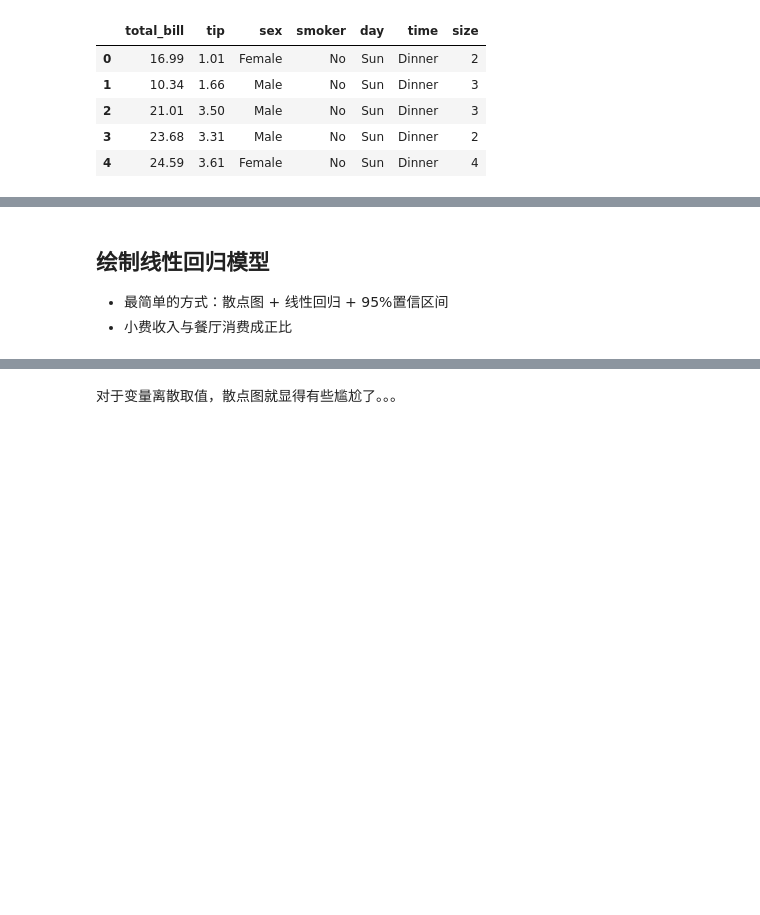
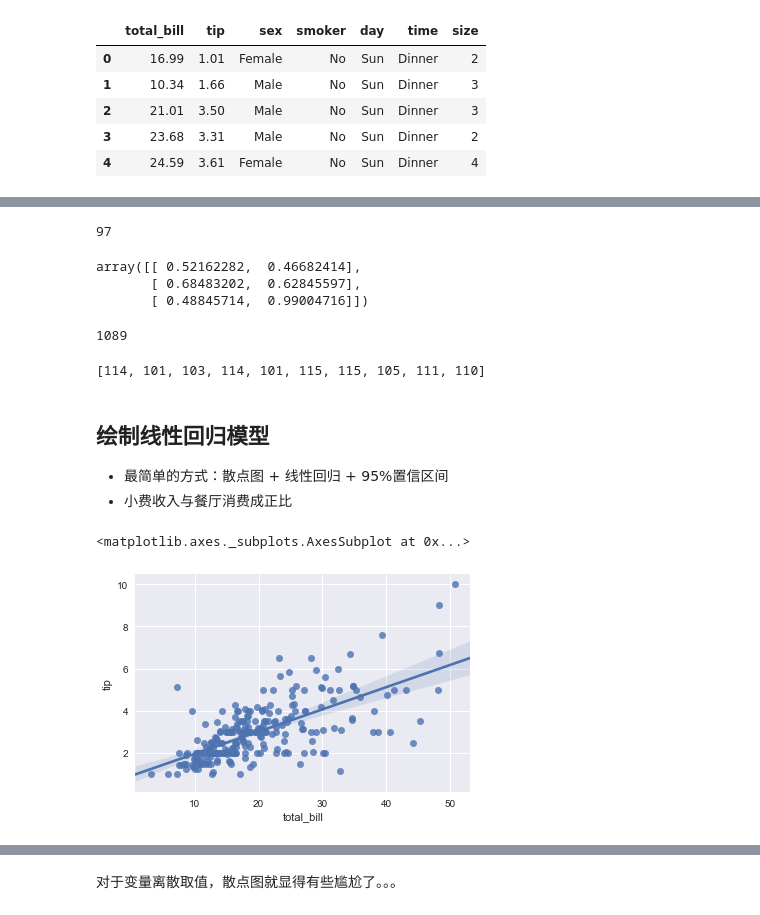
Before and after one commit to siyunb/Python_Course_by_Bokkin, a Jupyter notebook: course/class5_Seaborn/seaborn_2_regression.ipynb, the cells around one changed output, grey strips where cells are left out. Drawn from its saved outputs; the diff is of its cells as text; code cells hidden in the pictures; blank space fills up the shorter version.

```diff
--- a/course/class5_Seaborn/seaborn_2_regression.ipynb
+++ b/course/class5_Seaborn/seaborn_2_regression.ipynb
@@ -21,4 +31,28 @@ tips.head()
+# %%
+ord('a')
+# %% [output]
+97
+# %%
+np.random.seed(2019106)
+np.random.rand(3,2)
+# %% [output]
+array([[ 0.52162282,  0.46682414],
+       [ 0.68483202,  0.62845597],
+       [ 0.48845714,  0.99004716]])
+# %%
+sum(map(ord, "regression"))
+# %% [output]
+1089
+# %%
+list(map(ord, "regression"))
+# %% [output]
+[114, 101, 103, 114, 101, 115, 115, 105, 111, 110]
 # %% [markdown]
 ## 绘制线性回归模型
 * 最简单的方式：散点图 + 线性回归 + 95%置信区间
 * 小费收入与餐厅消费成正比
+# %%
+sns.regplot(x="total_bill", y="tip", data=tips)
+# %% [output]
+<matplotlib.axes._subplots.AxesSubplot at 0x...>
+[figure, added]
```
Also changed, not shown: parts of 21 cells of this notebook, 23 other files.
